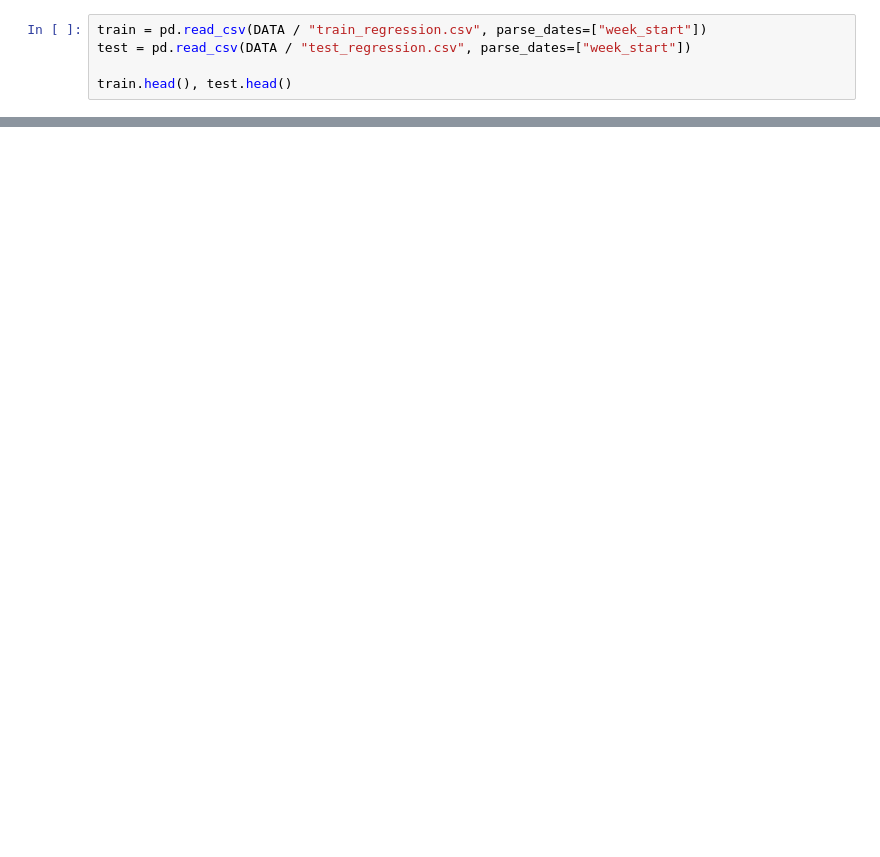
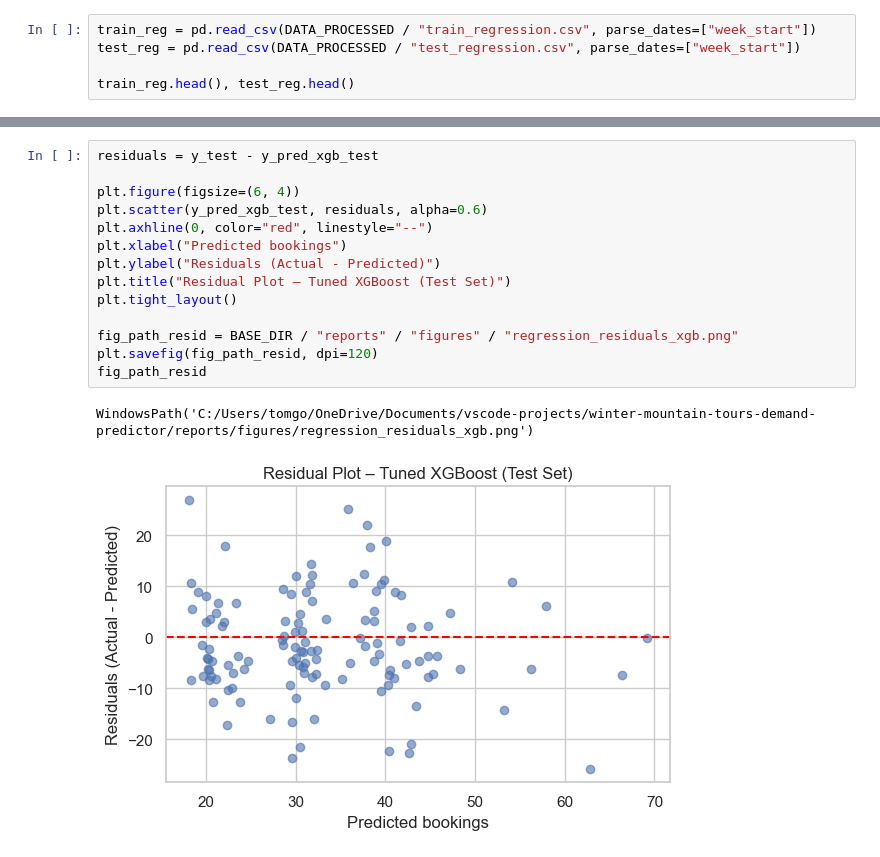
Before and after one commit to TGOSS1984/winter-mountain-tours-demand-predictor, a Jupyter notebook: notebooks/03_model_regression.ipynb, the cells around one changed output, grey strips where cells are left out. Cells and saved outputs as stored; diff of their text form; blank space fills up the shorter version.

```diff
--- a/notebooks/03_model_regression.ipynb
+++ b/notebooks/03_model_regression.ipynb
@@ -39,5 +47,5 @@ sns.set(style="whitegrid")
 # %%
-train = pd.read_csv(DATA / "train_regression.csv", parse_dates=["week_start"])
-test = pd.read_csv(DATA / "test_regression.csv", parse_dates=["week_start"])
+train_reg = pd.read_csv(DATA_PROCESSED / "train_regression.csv", parse_dates=["week_start"])
+test_reg = pd.read_csv(DATA_PROCESSED / "test_regression.csv", parse_dates=["week_start"])
 
-train.head(), test.head()
+train_reg.head(), test_reg.head()
@@ -150,0 +330,17 @@ advanced hyperparameter tuning to meet business requirements.
+# %%
+residuals = y_test - y_pred_xgb_test
+
+plt.figure(figsize=(6, 4))
+plt.scatter(y_pred_xgb_test, residuals, alpha=0.6)
+plt.axhline(0, color="red", linestyle="--")
+plt.xlabel("Predicted bookings")
+plt.ylabel("Residuals (Actual - Predicted)")
+plt.title("Residual Plot – Tuned XGBoost (Test Set)")
+plt.tight_layout()
+
+fig_path_resid = BASE_DIR / "reports" / "figures" / "regression_residuals_xgb.png"
+plt.savefig(fig_path_resid, dpi=120)
+fig_path_resid
+# %% [output]
+WindowsPath('C:/Users/tomgo/OneDrive/Documents/vscode-projects/winter-mountain-tours-demand-predictor/reports/figures/regression_residuals_xgb.png')
+[figure, added]
```
Also changed, not shown: parts of 28 cells of this notebook, 3 other files.
